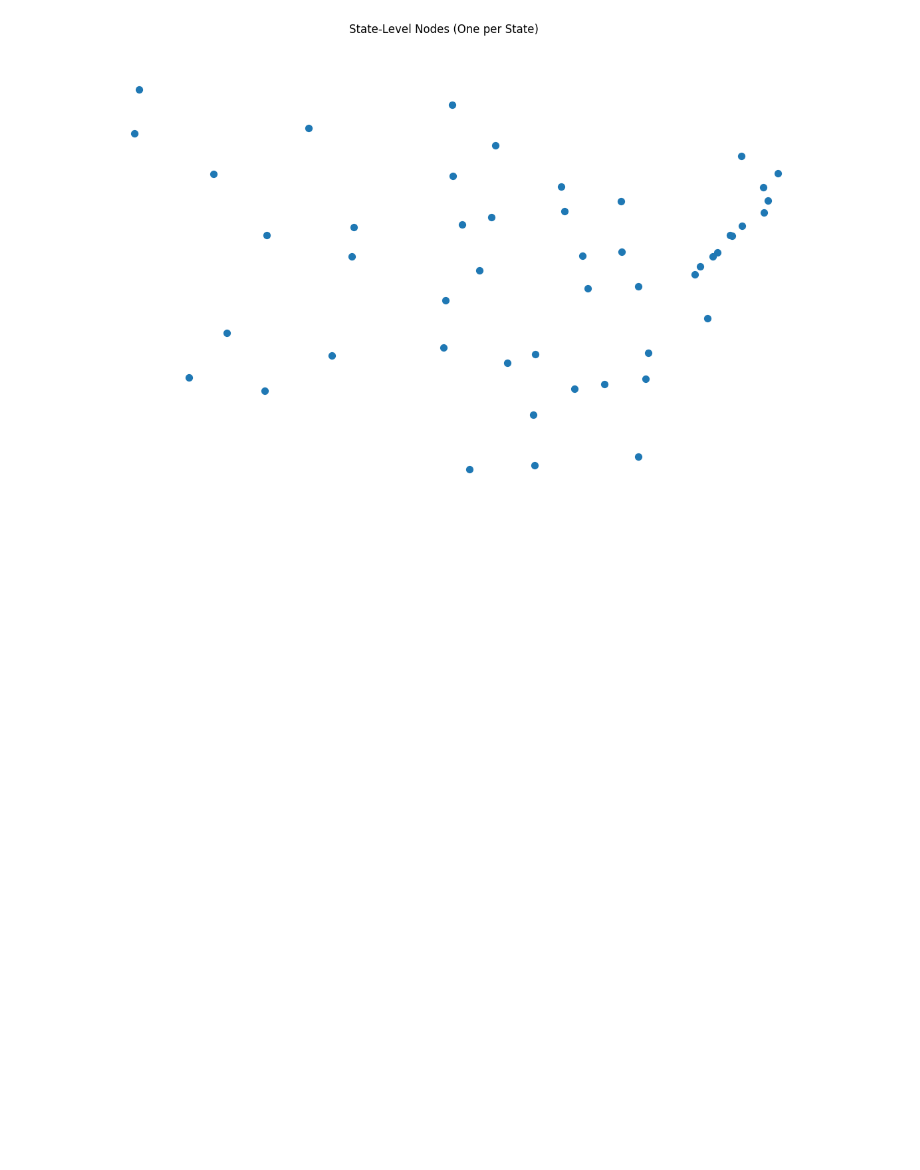
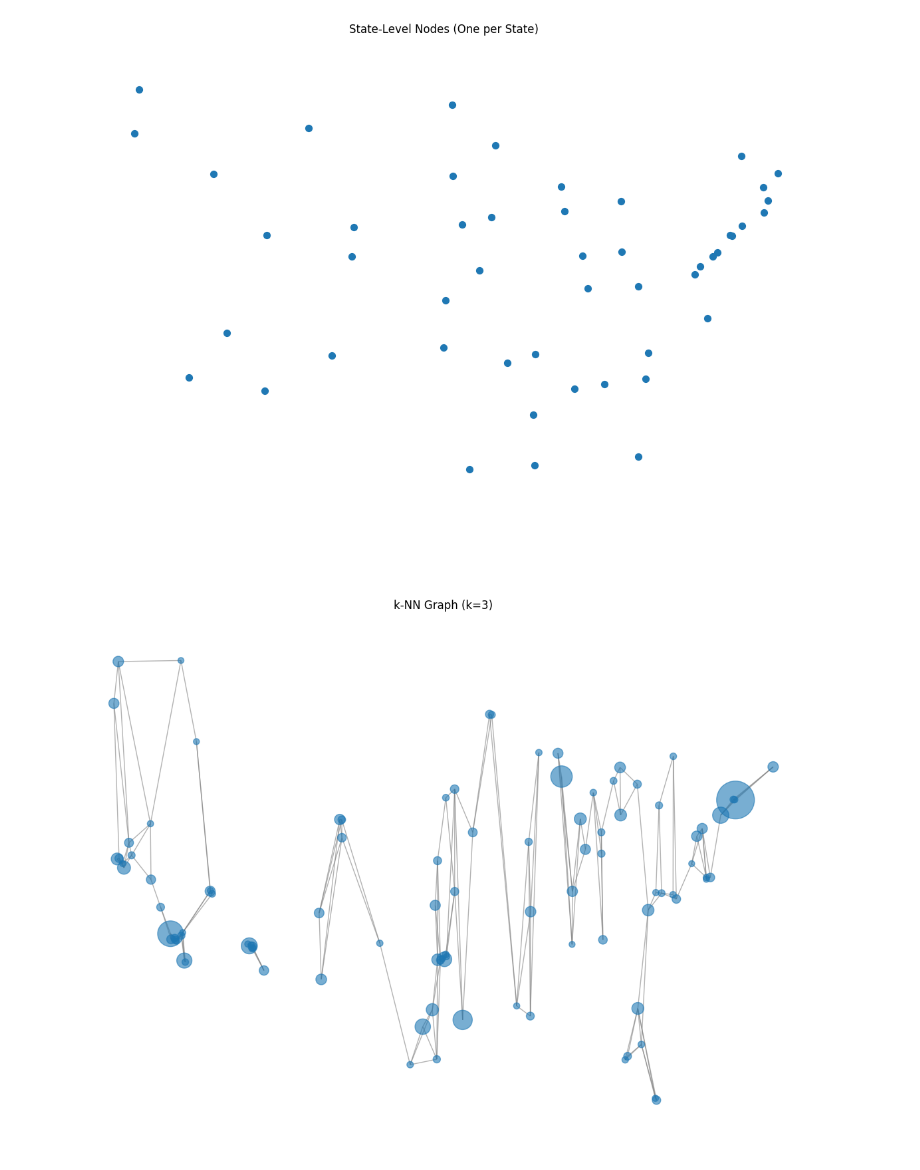
Before and after one commit to Chittan1/CMSE-202-Subway-Network-Project-Group-1-, a Jupyter notebook: graves49_subway_notebook.ipynb, the cells around one changed output. Drawn from its saved outputs; the diff is of its cells as text; code cells hidden in the pictures; blank space fills up the shorter version.

Commit message:
Adding distance-based and nearest neighbors models

```diff
--- a/graves49_subway_notebook.ipynb
+++ b/graves49_subway_notebook.ipynb
@@ -107,3 +93,102 @@ plt.ylim(25, 50)
 plt.show()
 # %% [output]
 [figure]
+# %%
+import math
+import networkx as nx
+import matplotlib.pyplot as plt
+
+
+def haversine(lat1, lon1, lat2, lon2):
+    R = 6371
+
+    lat1, lon1 = math.radians(lat1), math.radians(lon1)
+    lat2, lon2 = math.radians(lat2), math.radians(lon2)
+
+    dlat = lat2 - lat1
+    dlon = lon2 - lon1
+
+    a = math.sin(dlat / 2) ** 2 + math.cos(lat1) * math.cos(lat2) * math.sin(dlon / 2) ** 2
+    c = 2 * math.atan2(math.sqrt(a), math.sqrt(1 - a))
+
+    return R * c
+
+
+def build_knn_graph(base_graph, k=3):
+    G = base_graph.copy()
+    nodes = list(G.nodes(data=True))
+
+    for i in range(len(nodes)):
+        node1, data1 = nodes[i]
+        lat1, lon1 = data1["pos"]
+
+        distances = []
+
+        for j in range(len(nodes)):
+            if i != j:
+                node2, data2 = nodes[j]
+                lat2, lon2 = data2["pos"]
+
+                d = haversine(lat1, lon1, lat2, lon2)
+                distances.append((d, node2))
+
+        distances.sort()  # We are sorting based on distance here
+
+        for d, neighbor in distances[:k]:
+            G.add_edge(node1, neighbor, weight=d)
+
+    return G
+
+
+def build_threshold_graph(base_graph, threshold_km):
+    G = base_graph.copy()
+    nodes = list(G.nodes(data=True))
+
+    for i in range(len(nodes)):
+        node1, data1 = nodes[i]
+        lat1, lon1 = data1["pos"]
+
+        for j in range(i + 1, len(nodes)):
+            node2, data2 = nodes[j]
+            lat2, lon2 = data2["pos"]
+
+            d = haversine(lat1, lon1, lat2, lon2)
+
+            if d <= threshold_km:
+                G.add_edge(node1, node2, weight=d)
+
+    return G
+
+
+def draw(G, title):
+    pos = nx.get_node_attributes(G, "pos")
+
+    node_sizes = []
+    for node in G.nodes():
+        if "population" in G.nodes[node]:
+            node_sizes.append(G.nodes[node]["population"] / 5000)
+        else:
+            node_sizes.append(30)
+
+    plt.figure(figsize=(12, 8))
+
+    nx.draw(
+        G,
+        pos,
+        node_size=node_sizes,
+        edge_color="gray",
+        alpha=0.6,
+        with_labels=False
+    )
+
+    plt.title(title)
+    plt.show()
+
+
+G_knn = build_knn_graph(top_100_graph, k=3)
+G_thresh = build_threshold_graph(top_100_graph, threshold_km=350)
+
+draw(G_knn, "k-NN Graph (k=3)")
+draw(G_thresh, "Distance Threshold Graph (350 km)")
+# %% [output]
+[figure, added]
```
Also changed, not shown: parts of 2 cells of this notebook.
